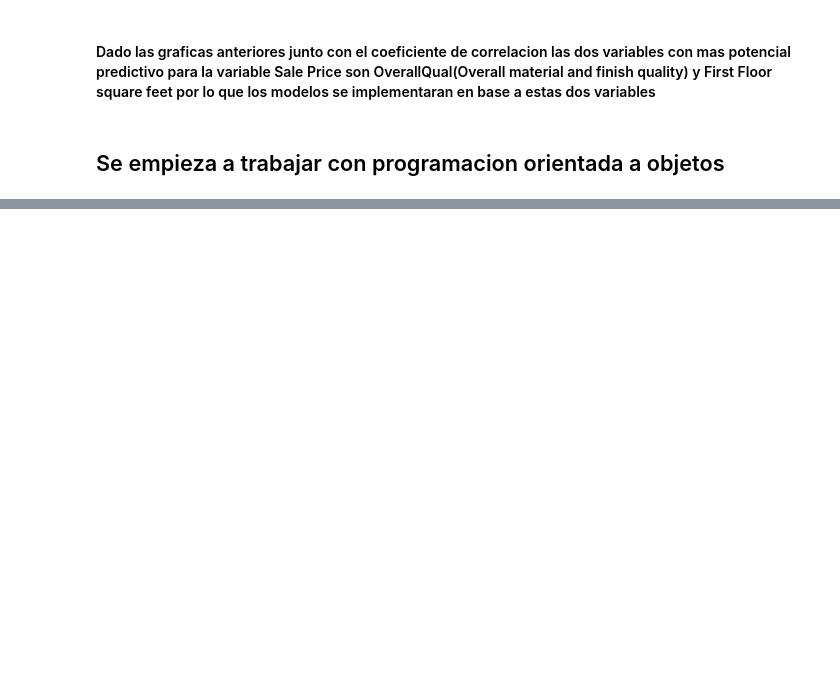
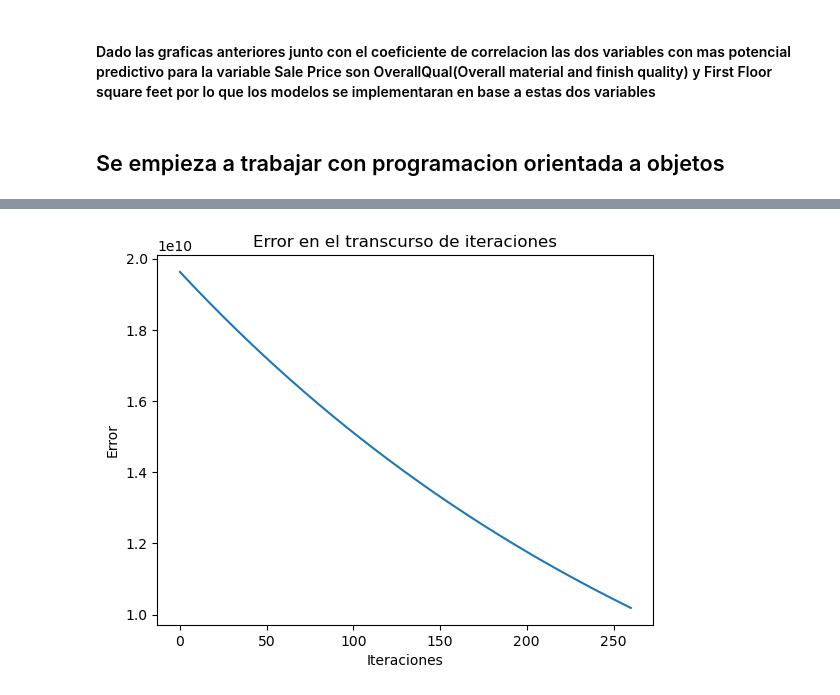
Before and after one commit to fhprime/Proyecto-Ciencia-de-Datos-FH-18003299, a Jupyter notebook: Proyecto Data Science Python FH 18003299.ipynb, the cells around one changed output, grey strips where cells are left out. Cells and saved outputs as stored; diff of their text form; code cells hidden in the pictures; blank space fills up the shorter version.

```diff
--- a/Proyecto Data Science Python FH 18003299.ipynb
+++ b/Proyecto Data Science Python FH 18003299.ipynb
@@ -283,0 +305,4 @@ array([49.18706106,  0.23910445])
+# %%
+Modelo2.graph_error_time()
+# %% [output]
+[figure, added]
```
Also changed, not shown: parts of 23 cells of this notebook.
